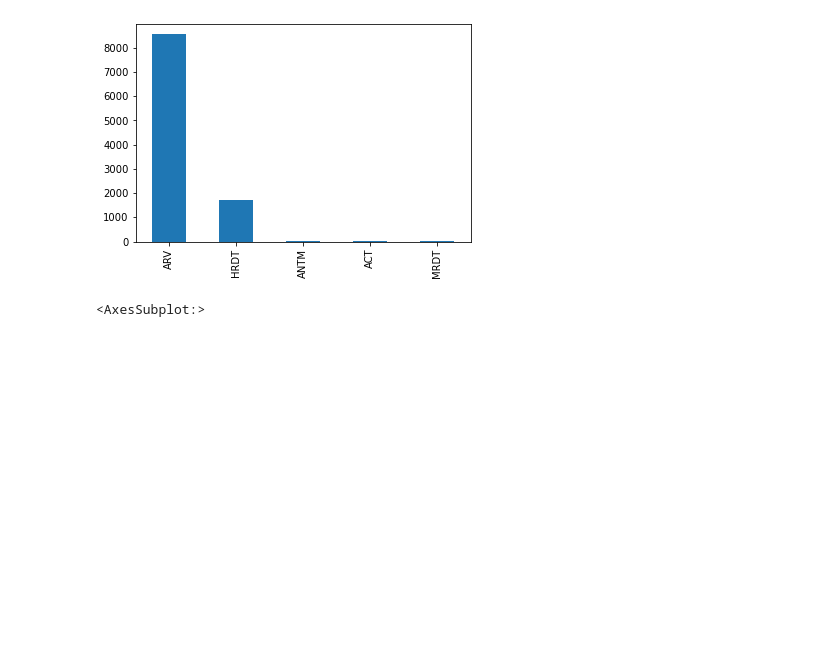
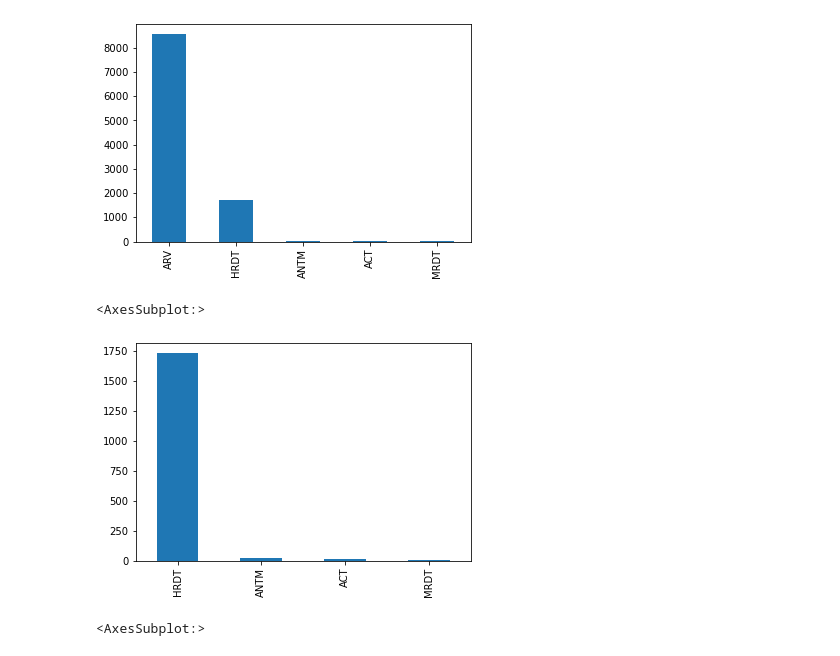
Before and after one commit to MCGUM5/NYCDSA_Project-1, a Jupyter notebook: Project1.ipynb, the cells around one changed output. Cells and saved outputs as stored; diff of their text form; code cells hidden in the pictures; blank space fills up the shorter version.

Commit message:
Update 3 to project 1

```diff
--- a/Project1.ipynb
+++ b/Project1.ipynb
@@ -81,0 +59,11 @@ data
+# %%
+# Remove columns that we know are unrelated to delivery delays.
+data = data.drop('Project Code', 1)
+data = data.drop('PQ #', 1)
+data = data.drop('PO / SO #', 1)
+data = data.drop('ASN/DN #', 1)
+data = data.drop('PQ First Sent to Client Date', 1)
+data = data.drop('PO Sent to Vendor Date', 1)
+data = data.drop('Line Item Insurance (USD)', 1)
+data = data.drop('Item Description', 1)
+data = data.drop('First Line Designation', 1)
@@ -91,6 +93,9 @@ data['Managed By'].value_counts().plot.bar()
 # %% [output]
 <AxesSubplot:>
 [figure]
+# %%
+# Remove 'Managed By' from data since it is almost all PMO-US.
+data = data.drop('Managed By', 1)
 # %%
 # Inspect data by using frequency distributions
 data['Fulfill Via'].value_counts().plot.bar()
@@ -115,6 +120,11 @@ data['Product Group'].value_counts().plot.bar()
 # %% [output]
 <AxesSubplot:>
 [figure]
+# %%
+data[data['Product Group'] != ('ARV' or 'HRDT')]['Product Group'].value_counts().plot.bar()
+# %% [output]
+<AxesSubplot:>
+[figure, added]
 # %%
 # Inspect data by using frequency distributions
 data['Sub Classification'].value_counts().plot.bar()
```
Also changed, not shown: parts of 18 cells of this notebook.
